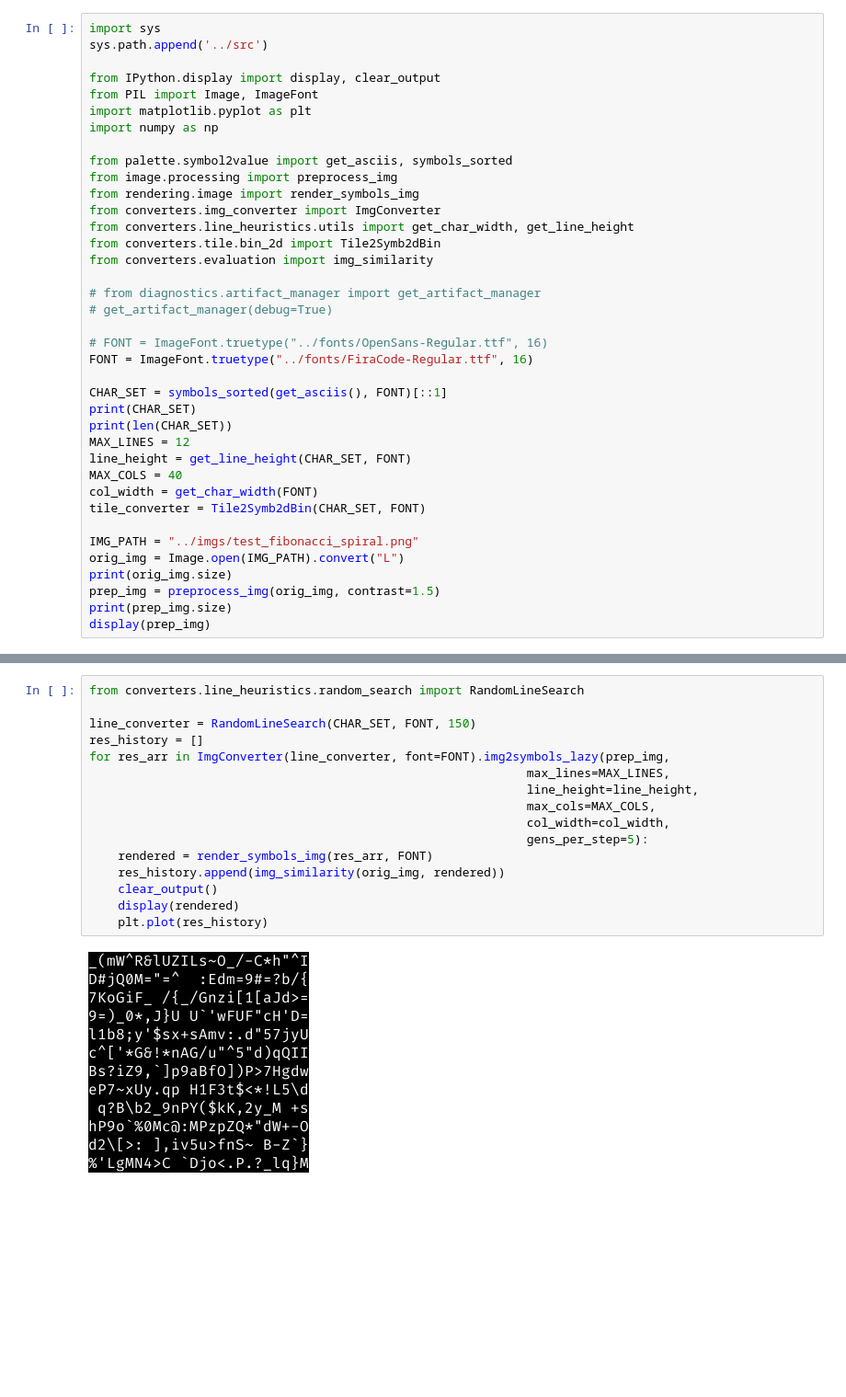
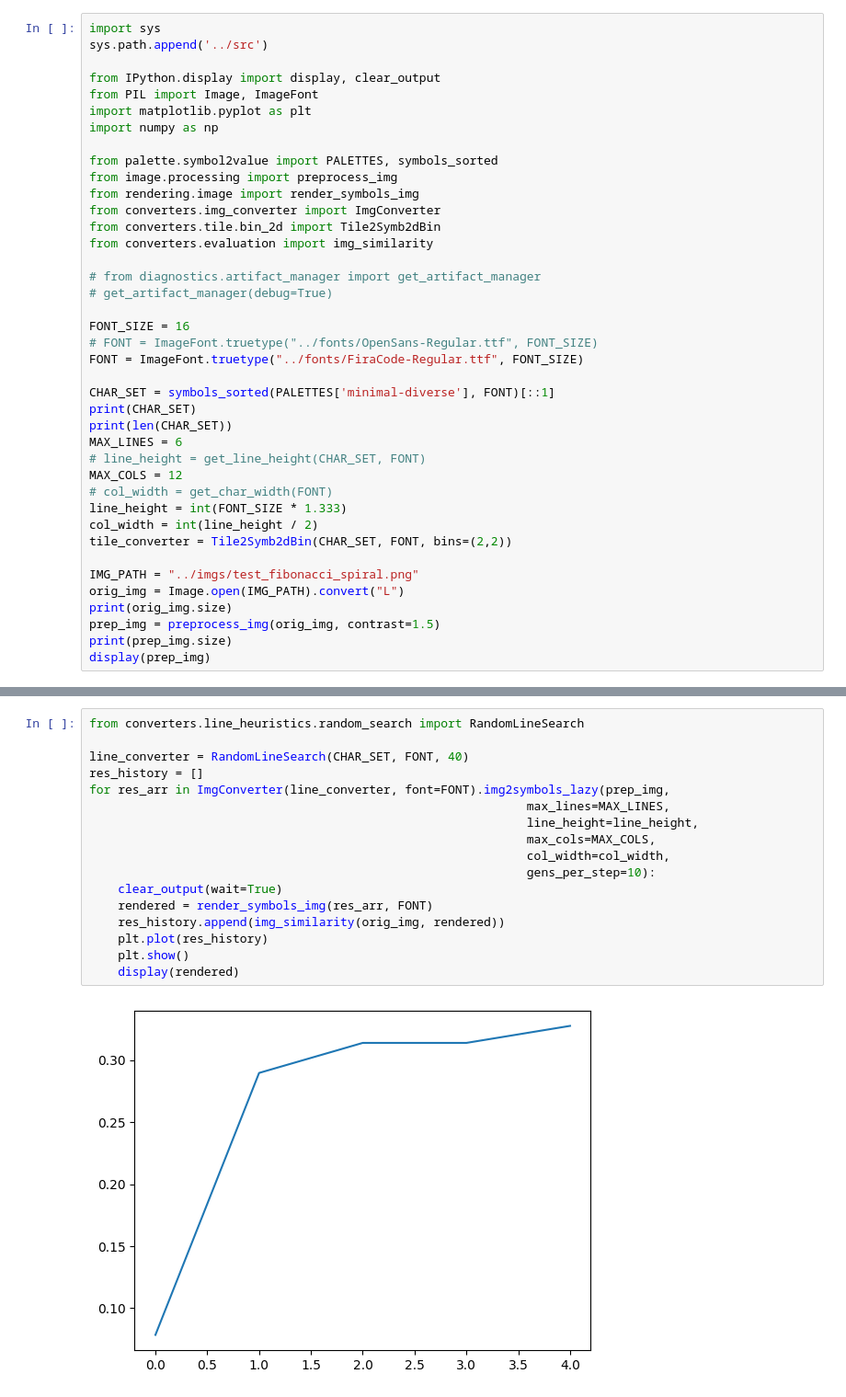
Before and after one commit to wojciechsadlik/python-char-art, a Jupyter notebook: notebooks/line_heuristics.ipynb, the cells around one changed output, grey strips where cells are left out. Shown at 92% size. Drawn from its saved outputs; the diff is of its cells as text; blank space fills up the shorter version.

Commit message:
extended ascii tests

```diff
--- a/notebooks/line_heuristics.ipynb
+++ b/notebooks/line_heuristics.ipynb
@@ -7,28 +7,30 @@ from PIL import Image, ImageFont
 import matplotlib.pyplot as plt
 import numpy as np
 
-from palette.symbol2value import get_asciis, symbols_sorted
+from palette.symbol2value import PALETTES, symbols_sorted
 from image.processing import preprocess_img
 from rendering.image import render_symbols_img
 from converters.img_converter import ImgConverter
-from converters.line_heuristics.utils import get_char_width, get_line_height
 from converters.tile.bin_2d import Tile2Symb2dBin
 from converters.evaluation import img_similarity
 
 # from diagnostics.artifact_manager import get_artifact_manager
 # get_artifact_manager(debug=True)
 
-# FONT = ImageFont.truetype("../fonts/OpenSans-Regular.ttf", 16)
-FONT = ImageFont.truetype("../fonts/FiraCode-Regular.ttf", 16)
+FONT_SIZE = 16
+# FONT = ImageFont.truetype("../fonts/OpenSans-Regular.ttf", FONT_SIZE)
+FONT = ImageFont.truetype("../fonts/FiraCode-Regular.ttf", FONT_SIZE)
 
-CHAR_SET = symbols_sorted(get_asciis(), FONT)[::1]
+CHAR_SET = symbols_sorted(PALETTES['minimal-diverse'], FONT)[::1]
 print(CHAR_SET)
 print(len(CHAR_SET))
-MAX_LINES = 12
-line_height = get_line_height(CHAR_SET, FONT)
-MAX_COLS = 40
-col_width = get_char_width(FONT)
-tile_converter = Tile2Symb2dBin(CHAR_SET, FONT)
+MAX_LINES = 6
+# line_height = get_line_height(CHAR_SET, FONT)
+MAX_COLS = 12
+# col_width = get_char_width(FONT)
+line_height = int(FONT_SIZE * 1.333)
+col_width = int(line_height / 2)
+tile_converter = Tile2Symb2dBin(CHAR_SET, FONT, bins=(2,2))
 
 IMG_PATH = "../imgs/test_fibonacci_spiral.png"
 orig_img = Image.open(IMG_PATH).convert("L")
@@ -62,18 +64,19 @@ display(rendered)
 # %%
 from converters.line_heuristics.random_search import RandomLineSearch
 
-line_converter = RandomLineSearch(CHAR_SET, FONT, 150)
+line_converter = RandomLineSearch(CHAR_SET, FONT, 40)
 res_history = []
 for res_arr in ImgConverter(line_converter, font=FONT).img2symbols_lazy(prep_img,
                                                              max_lines=MAX_LINES,
                                                              line_height=line_height,
                                                              max_cols=MAX_COLS,
                                                              col_width=col_width,
-                                                             gens_per_step=5):
+                                                             gens_per_step=10):
+    clear_output(wait=True)
     rendered = render_symbols_img(res_arr, FONT)
     res_history.append(img_similarity(orig_img, rendered))
-    clear_output()
+    plt.plot(res_history)
+    plt.show()
     display(rendered)
-    plt.plot(res_history)
 # %% [output]
-[figure, old version]
+[figure, new version]
```
Also changed, not shown: parts of 6 cells of this notebook, 14 other files.
